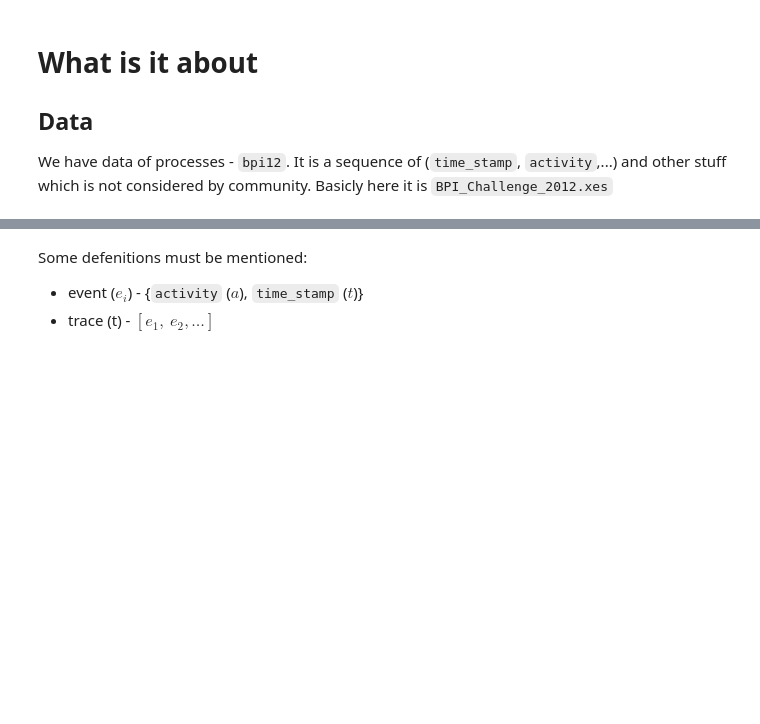
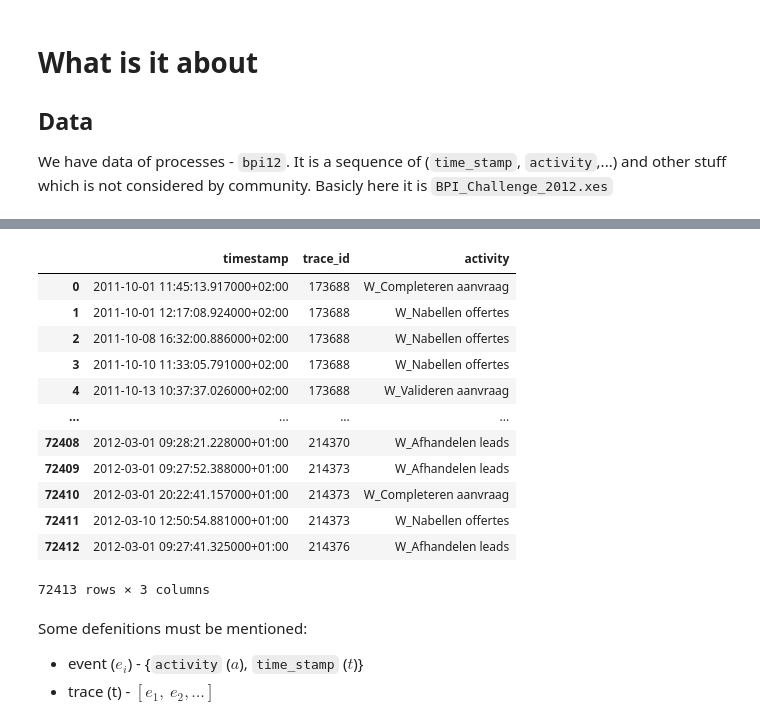
Before and after one commit to lemikhovalex/rl4pm, a Jupyter notebook: 00_visualization.ipynb, the cells around one changed output, grey strips where cells are left out. Saved outputs shown, nothing was run; the diff lists cells and outputs as text; code cells hidden in the pictures; blank space fills up the shorter version.

```diff
--- a/00_visualization.ipynb
+++ b/00_visualization.ipynb
@@ -34,3 +79,23 @@ df
+# %%
+df['trace_id'] = df['trace_id'].apply(lambda x: int(x))
+df.reset_index(inplace=True)
+df.drop(columns='index', inplace=True)
+df.to_csv('datasets/bpi_12.csv', index=False)
+df
+# %% [output]
+|  | timestamp | trace_id | activity |
+| 0 | 2011-10-01 11:45:13.917000+02:00 | 173688 | W_Completeren aanvraag |
+| 1 | 2011-10-01 12:17:08.924000+02:00 | 173688 | W_Nabellen offertes |
+| 2 | 2011-10-08 16:32:00.886000+02:00 | 173688 | W_Nabellen offertes |
+| 3 | 2011-10-10 11:33:05.791000+02:00 | 173688 | W_Nabellen offertes |
+| 4 | 2011-10-13 10:37:37.026000+02:00 | 173688 | W_Valideren aanvraag |
+| ... | ... | ... | ... |
+| 72408 | 2012-03-01 09:28:21.228000+01:00 | 214370 | W_Afhandelen leads |
+| 72409 | 2012-03-01 09:27:52.388000+01:00 | 214373 | W_Afhandelen leads |
+| 72410 | 2012-03-01 20:22:41.157000+01:00 | 214373 | W_Completeren aanvraag |
+| 72411 | 2012-03-10 12:50:54.881000+01:00 | 214373 | W_Nabellen offertes |
+| 72412 | 2012-03-01 09:27:41.325000+01:00 | 214376 | W_Afhandelen leads |
+72413 rows × 3 columns
 # %% [markdown]
 Some defenitions must be mentioned:
 - event ($e_i$) - {`activity` ($a$), `time_stamp` ($t$)}
```
Also changed, not shown: parts of 41 cells of this notebook, 3 other files.
